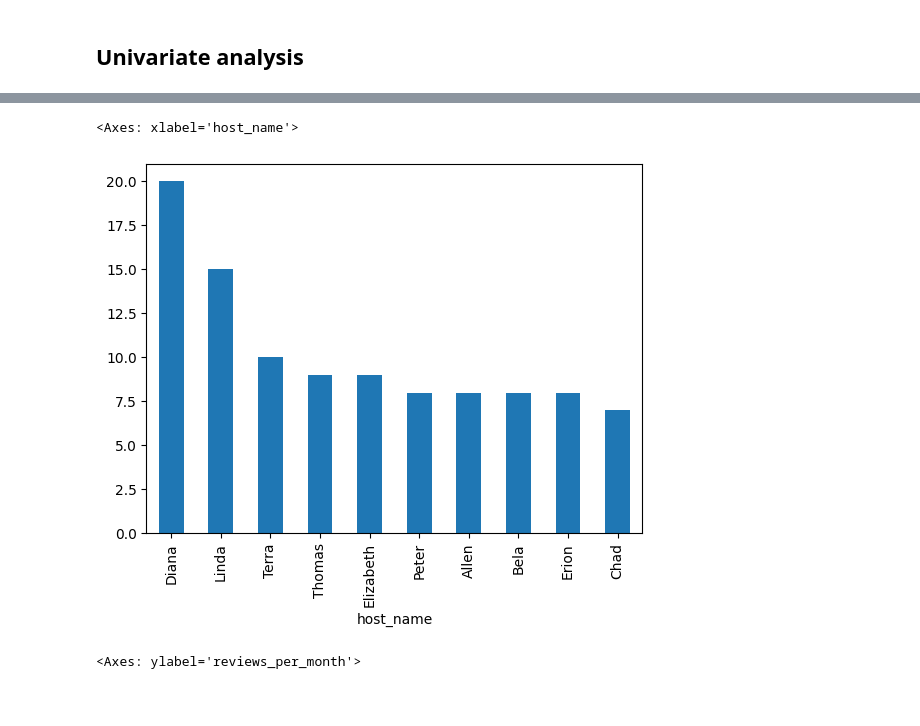
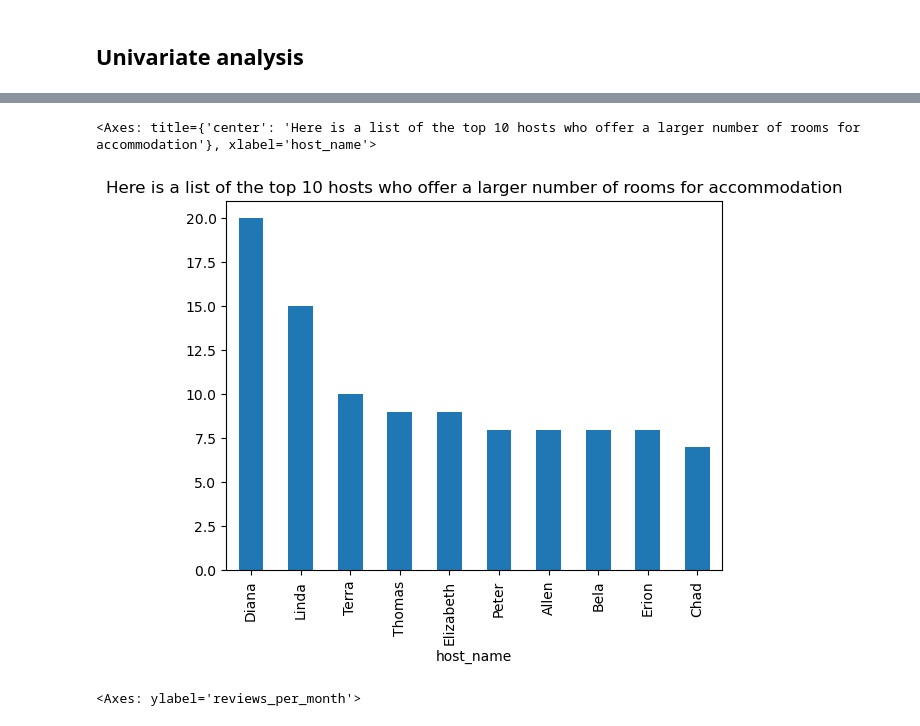
Before and after one commit to ABDULLAHHG/Airbnb-Listing, a Jupyter notebook: Airbnb 2024 EDA.ipynb, the cells around one changed output, grey strips where cells are left out. Saved outputs shown, nothing was run; the diff lists cells and outputs as text; code cells hidden in the pictures; blank space fills up the shorter version.

Commit message:
edit on plots

```diff
--- a/Airbnb 2024 EDA.ipynb
+++ b/Airbnb 2024 EDA.ipynb
@@ -138,8 +117,9 @@ df
 # %%
-df.host_name.value_counts()[:10].plot(kind = "bar")
+df.host_name.value_counts()[:10].plot(kind = "bar" ,
+                                      title = "Here is a list of the top 10 hosts who offer a larger number of rooms for accommodation")
 # %% [output]
-<Axes: xlabel='host_name'>
+<Axes: title={'center': 'Here is a list of the top 10 hosts who offer a larger number of rooms for accommodation'}, xlabel='host_name'>
-[figure, old version]
+[figure, new version]
 # %%
 
 sns.boxplot(df.reviews_per_month)
```
Also changed, not shown: parts of 8 cells of this notebook.
